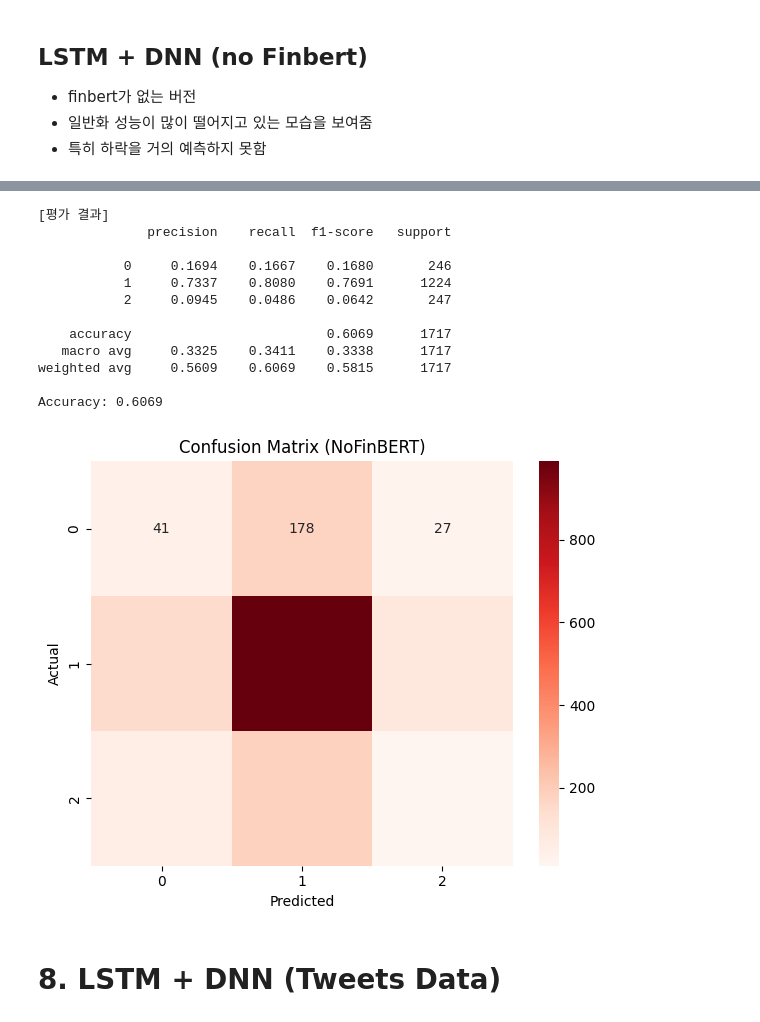
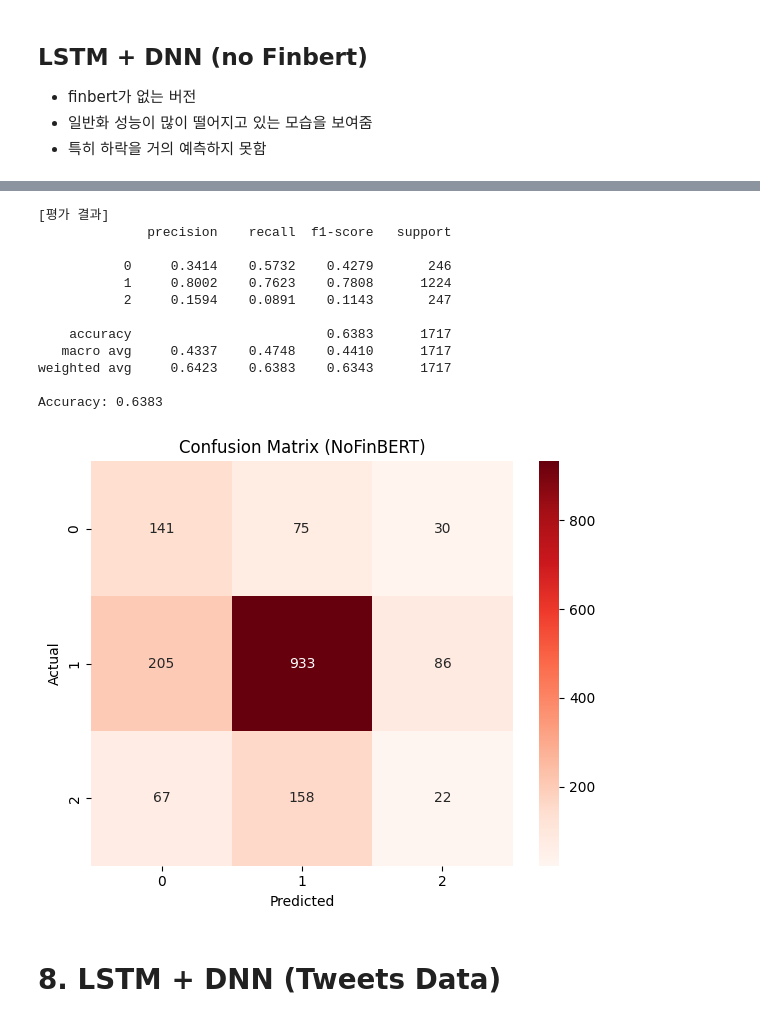
Before and after one commit to Castlemo/BD_Project, a Jupyter notebook: final_code/learning.ipynb, the cells around one changed output, grey strips where cells are left out. Cells and saved outputs as stored; diff of their text form; code cells hidden in the pictures.

```diff
--- a/final_code/learning.ipynb
+++ b/final_code/learning.ipynb
@@ -355,48 +355,45 @@ for epoch in range(50):
 # %%
-# 10. 평가
-model.eval()
-all_preds = []
-all_targets = []
+model_n.eval()
+all_preds_n = []
+all_targets_n = []
 
 with torch.no_grad():
-    for seq_x, emo_x, yb in test_dl:
-        seq_x, emo_x = seq_x.to(device), emo_x.to(device)
-        output = model(seq_x, emo_x)
+    for seq_x, yb in test_dl_n:
+        seq_x, yb = seq_x.to(device), yb.to(device)
+        output = model_n(seq_x)
         pred = torch.argmax(output, dim=1)
 
-        all_preds.extend(pred.cpu().numpy())
-        all_targets.extend(yb.numpy())
+        all_preds_n.extend(pred.cpu().numpy())
+        all_targets_n.extend(yb.cpu().numpy())
 
-# 11. 출력
+# 출력
 print("\n[평가 결과]")
-print(classification_report(all_targets, all_preds, digits=4))
-print(f"Accuracy: {accuracy_score(all_targets, all_preds):.4f}")
+print(classification_report(all_targets_n, all_preds_n, digits=4))
+print(f"Accuracy: {accuracy_score(all_targets_n, all_preds_n):.4f}")
 # %% [output]
 [평가 결과]
               precision    recall  f1-score   support
 
-           0     0.1694    0.1667    0.1680       246
-           1     0.7337    0.8080    0.7691      1224
-           2     0.0945    0.0486    0.0642       247
+           0     0.3414    0.5732    0.4279       246
+           1     0.8002    0.7623    0.7808      1224
+           2     0.1594    0.0891    0.1143       247
 
-    accuracy                         0.6069      1717
-   macro avg     0.3325    0.3411    0.3338      1717
-weighted avg     0.5609    0.6069    0.5815      1717
+    accuracy                         0.6383      1717
+   macro avg     0.4337    0.4748    0.4410      1717
+weighted avg     0.6423    0.6383    0.6343      1717
 
-Accuracy: 0.6069
+Accuracy: 0.6383
 # %%
-cm_n = confusion_matrix(all_targets, all_preds)
-
-# 시각화
+cm_n = confusion_matrix(all_targets_n, all_preds_n)
 plt.figure(figsize=(6, 5))
 sns.heatmap(cm_n, annot=True, fmt='d', cmap='Reds', xticklabels=[0,1,2], yticklabels=[0,1,2])
 plt.xlabel("Predicted")
 plt.ylabel("Actual")
 plt.title("Confusion Matrix (NoFinBERT)")
 plt.tight_layout()
 plt.show()
 # %% [output]
-[figure, old version]
+[figure, new version]
 # %% [markdown]
 # 8. LSTM + DNN (Tweets Data)
 # %%
```
Also changed, not shown: parts of 4 cells of this notebook.
